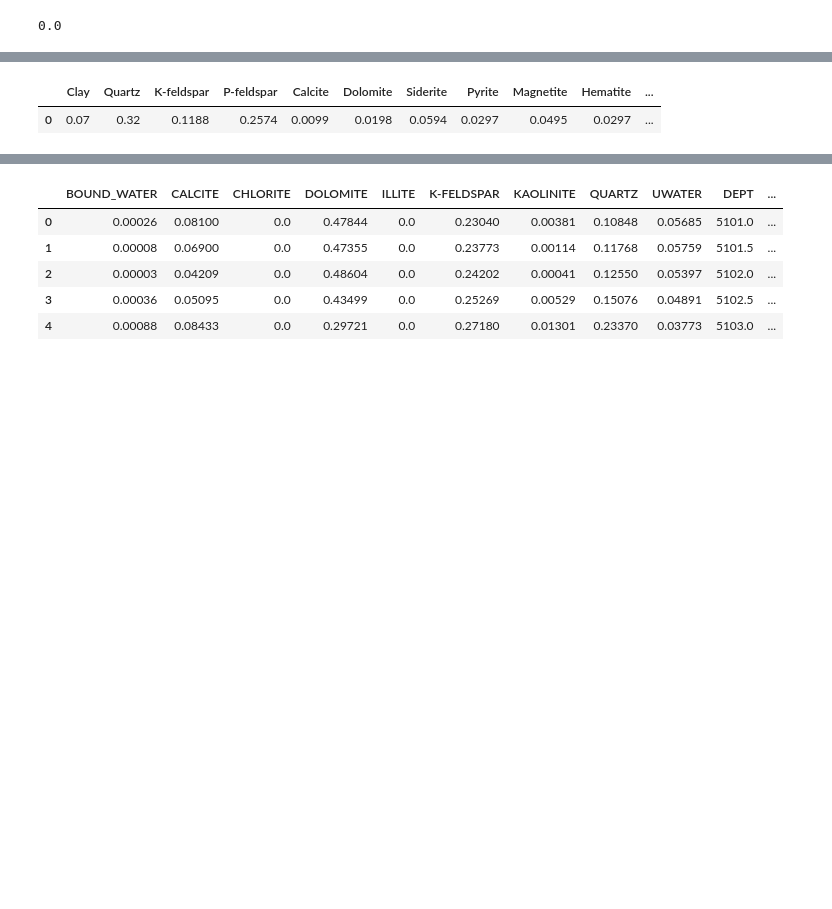
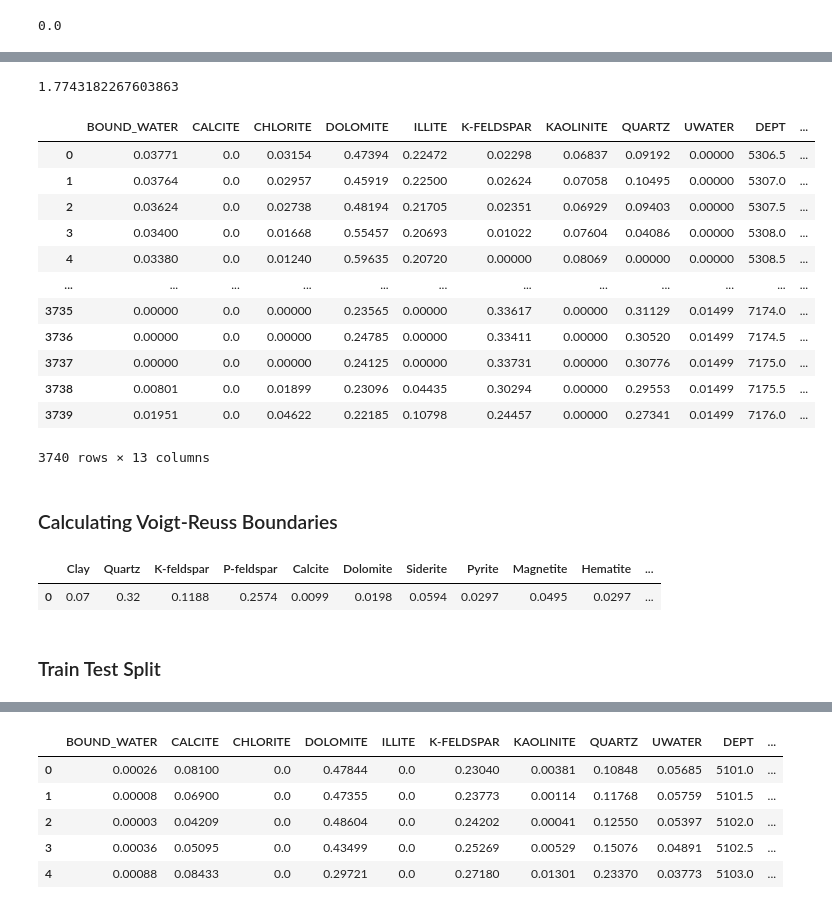
Before and after one commit to rockmechanics-illinois/SMART-II, a Jupyter notebook: Machine Learning/Work in Progress/Data Processing.ipynb, the cells around one changed output, grey strips where cells are left out. Saved outputs shown, nothing was run; the diff lists cells and outputs as text; code cells hidden in the pictures; blank space fills up the shorter version.

```diff
--- a/Machine Learning/Work in Progress/Data Processing.ipynb
+++ b/Machine Learning/Work in Progress/Data Processing.ipynb
@@ -31,0 +78,8 @@ df4_elan, h42 = las_read('CCS2_data/1211523713_20150529_ELAN_PetrophysicalAnalys
+# %%
+# Adjusting Depth values for VW2 Well
+def adjust_depth(df):
+    df['MD'] = df['MD'].apply(
+        lambda x:
+        float(f"{int(x)}.0") if str(x).endswith('.2') else (float(f"{int(x)}.5") if str(x).endswith('.7') else x))
+    return df
+df5_elan = adjust_depth(df5_elan)
@@ -138,3 +200,7 @@ missing_value_percent(df4)
+# %%
+missing_value_percent(df5)
+# %% [output]
+1.7743182267603863
 # %%
 def missing_drop(df):
     df = df.dropna()
@@ -146,6 +212,25 @@ df1 = missing_drop(df1)
 df2 = missing_drop(df2)
 df3 = missing_drop(df3)
 df4 = missing_drop(df4)
+df5 = missing_drop(df5)
+# %%
+df5
+# %% [output]
+|  | BOUND_WATER | CALCITE | CHLORITE | DOLOMITE | ILLITE | K-FELDSPAR | KAOLINITE | QUARTZ | UWATER | DEPT | ... |
+| 0 | 0.03771 | 0.0 | 0.03154 | 0.47394 | 0.22472 | 0.02298 | 0.06837 | 0.09192 | 0.00000 | 5306.5 | ... |
+| 1 | 0.03764 | 0.0 | 0.02957 | 0.45919 | 0.22500 | 0.02624 | 0.07058 | 0.10495 | 0.00000 | 5307.0 | ... |
+| 2 | 0.03624 | 0.0 | 0.02738 | 0.48194 | 0.21705 | 0.02351 | 0.06929 | 0.09403 | 0.00000 | 5307.5 | ... |
+| 3 | 0.03400 | 0.0 | 0.01668 | 0.55457 | 0.20693 | 0.01022 | 0.07604 | 0.04086 | 0.00000 | 5308.0 | ... |
+| 4 | 0.03380 | 0.0 | 0.01240 | 0.59635 | 0.20720 | 0.00000 | 0.08069 | 0.00000 | 0.00000 | 5308.5 | ... |
+| ... | ... | ... | ... | ... | ... | ... | ... | ... | ... | ... | ... |
+| 3735 | 0.00000 | 0.0 | 0.00000 | 0.23565 | 0.00000 | 0.33617 | 0.00000 | 0.31129 | 0.01499 | 7174.0 | ... |
+| 3736 | 0.00000 | 0.0 | 0.00000 | 0.24785 | 0.00000 | 0.33411 | 0.00000 | 0.30520 | 0.01499 | 7174.5 | ... |
+| 3737 | 0.00000 | 0.0 | 0.00000 | 0.24125 | 0.00000 | 0.33731 | 0.00000 | 0.30776 | 0.01499 | 7175.0 | ... |
+| 3738 | 0.00801 | 0.0 | 0.01899 | 0.23096 | 0.04435 | 0.30294 | 0.00000 | 0.29553 | 0.01499 | 7175.5 | ... |
+| 3739 | 0.01951 | 0.0 | 0.04622 | 0.22185 | 0.10798 | 0.24457 | 0.00000 | 0.27341 | 0.01499 | 7176.0 | ... |
+3740 rows × 13 columns
+# %% [markdown]
+### Calculating Voigt-Reuss Boundaries
 # %%
 def calculate_voigt_reuss_bounds(df, minerals, bulk_modulus, shear_modulus):
     dataset = df[minerals]
@@ -256 +332,3 @@ df4 = calculate_voigt_reuss_bounds(df4, minerals_list, bulk_modulus, shear_modul
+# %% [markdown]
+### Train Test Split
 # %%
```
Also changed, not shown: parts of 42 cells of this notebook, 35 other files.
